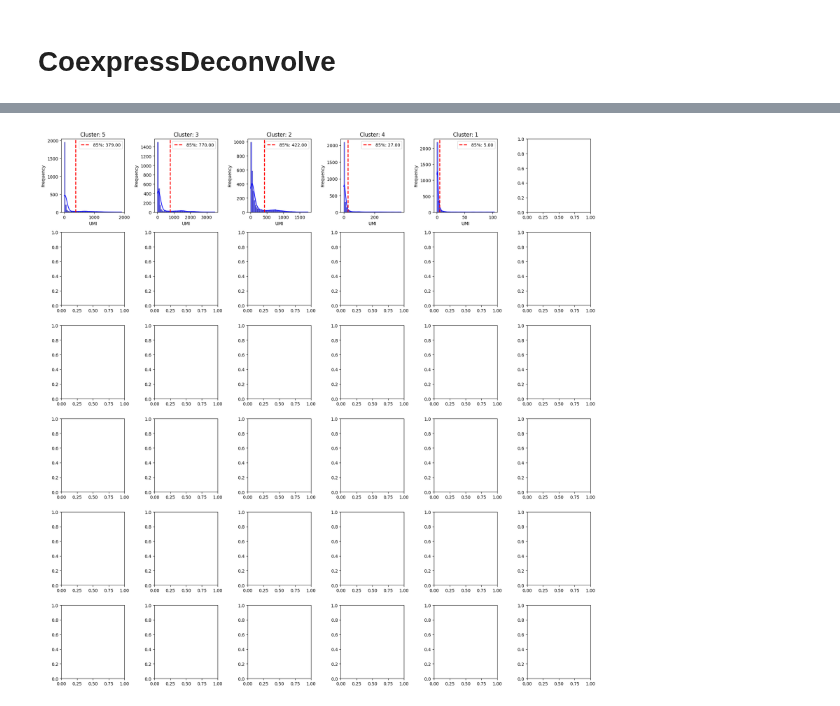
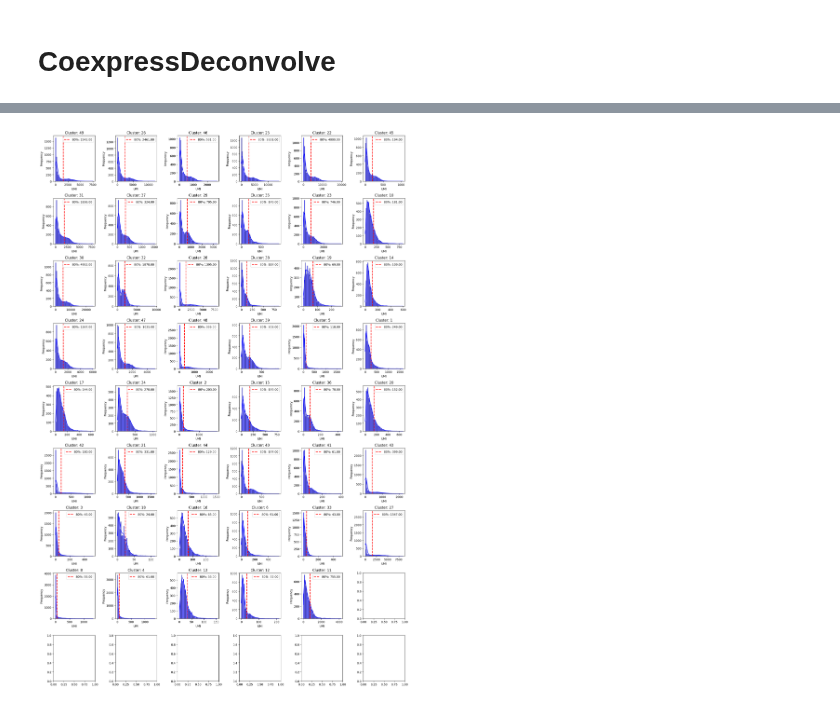
Before and after one commit to Perik-Zavodskii/CoexpressDeconvolve, a Jupyter notebook: CoexpressDeconvolve.ipynb, the cells around one changed output, grey strips where cells are left out. Cells and saved outputs as stored; diff of their text form; code cells hidden in the pictures.

```diff
--- a/CoexpressDeconvolve.ipynb
+++ b/CoexpressDeconvolve.ipynb
@@ -269,7 +304,7 @@ deconvolution
 # %%
 df = deconvolution.T
 
-percentile = 0.85 # 0.8 - 0.95 is the recommended range
+percentile = 0.80 # 0.8 - 0.95 is the recommended range
 
 from scipy.stats import nbinom
 
@@ -288,23 +323,23 @@ thresholds = {col: nbinom.ppf(percentile, nb_params_df.loc[col, "r"], nb_params_
 thresholds_df = pd.DataFrame.from_dict(thresholds, orient="index", columns=["UMI Th"])
 # %%
 # Plot histograms with percentile threshold lines
-fig, axes = plt.subplots(nrows=6, ncols=6, figsize=(18, 18))
+fig, axes = plt.subplots(nrows=9, ncols=6, figsize=(18, 27))
 axes = axes.flatten()
 
 for i, col in enumerate(df_numeric.columns):
     ax = axes[i]
     sns.histplot(df_numeric[col], bins=50, kde=True, color="blue", edgecolor="black", alpha=0.6, ax=ax)
-    ax.axvline(thresholds[col], color="red", linestyle="dashed", linewidth=2, label=f"85%: {thresholds[col]:.2f}")
+    ax.axvline(thresholds[col], color="red", linestyle="dashed", linewidth=2, label=f"80%: {thresholds[col]:.2f}")
     ax.set_title(f"Cluster: {col}")
     ax.set_xlabel("UMI")
     ax.set_ylabel("Frequency")
     ax.legend()
 
 # Adjust layout
 plt.tight_layout()
 plt.show()
 # %% [output]
-[figure, old version]
+[figure, new version]
 # %%
 # thresholds_df.T
 # %%
```
Also changed, not shown: parts of 22 cells of this notebook.
